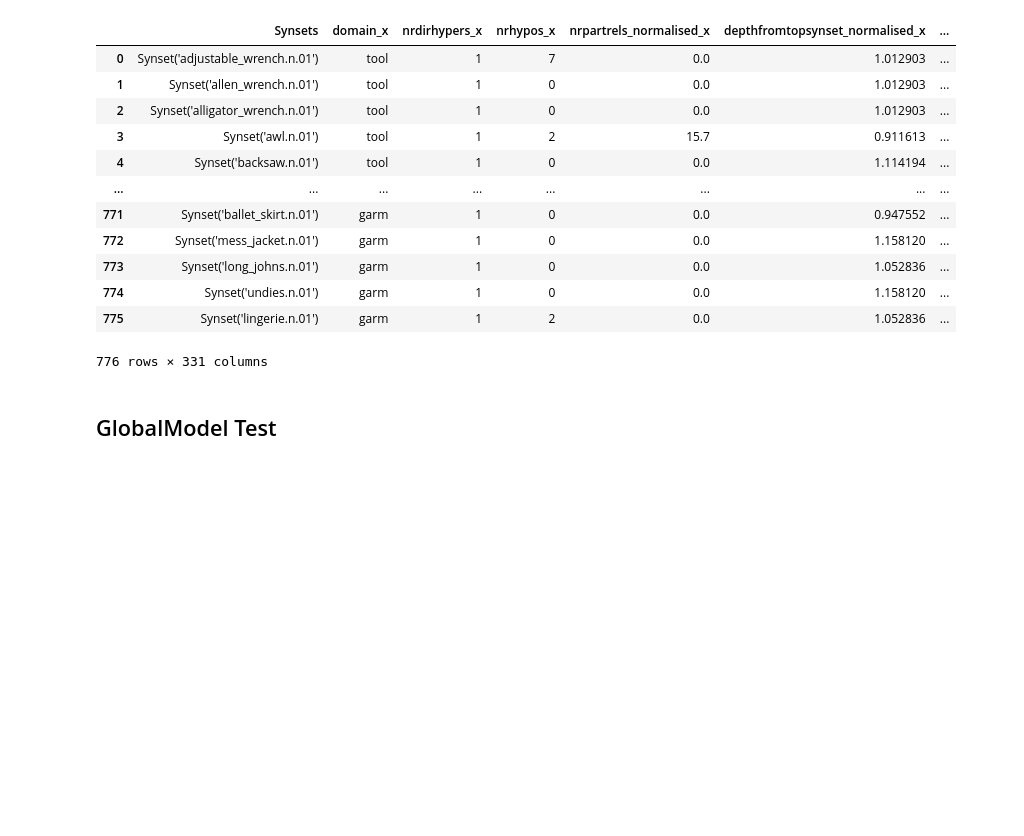
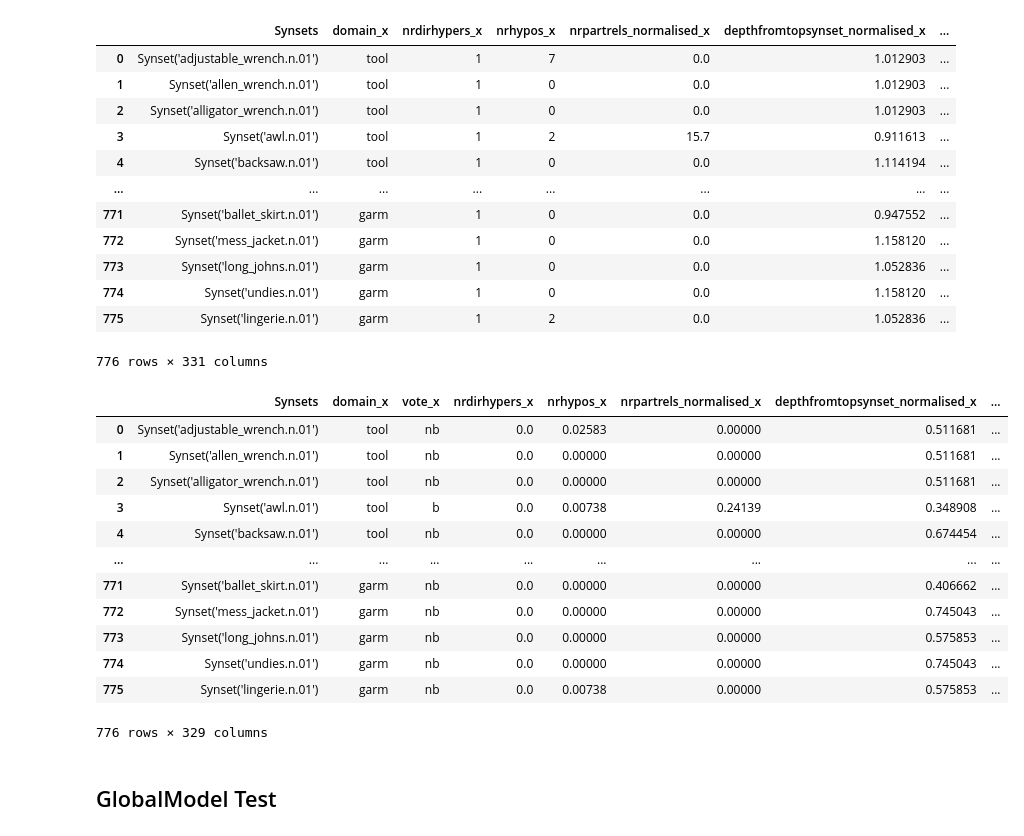
Before and after one commit to DanferWang/Basic_Level_work, a Jupyter notebook: Word2Vec/w2v_modelTest.ipynb, the cells around one changed output. Cells and saved outputs as stored; diff of their text form; code cells hidden in the pictures; blank space fills up the shorter version.

```diff
--- a/Word2Vec/w2v_modelTest.ipynb
+++ b/Word2Vec/w2v_modelTest.ipynb
@@ -41,6 +44,41 @@ features_base = ['nrdirhypers_x',
 target = ['vote_x'] # nb / b
 distance = ['dis_c_d']
 vec_col = ['vec_'+str(x) for x in range(300)]
+
+ngram_feature_list = ['ngram_1y_mean', 'ngram_1y_max',
+                          'ngram_5y_mean', 'ngram_5y_max',
+                          'ngram_10y_mean', 'ngram_10y_max',
+                          'ngram_20y_mean', 'ngram_20y_max',
+                          'ngram_50y_mean', 'ngram_50y_max',
+                          'ngram_100y_mean', 'ngram_100y_max',
+                          'ngram_200y_mean', 'ngram_200y_max',
+                          'ngram_400y_mean', 'ngram_400y_max',
+                          'ngram_500y_mean', 'ngram_500y_max']
+# %%
+normalized_col = features_base + ngram_feature_list + vec_col
+w2v_normalized = w2v_dataset[normalized_col]
+normalize_scaler = MinMaxScaler()
+w2v_normalized = normalize_scaler.fit_transform(w2v_normalized)
+w2v_normalized = pd.DataFrame(w2v_normalized, columns=normalized_col)
+
+string_col = w2v_dataset[['Synsets', 'domain_x', 'vote_x']]
+w2v_normalized = pd.concat([string_col, w2v_normalized], axis=1)
+
+w2v_normalized
+# %% [output]
+|  | Synsets | domain_x | vote_x | nrdirhypers_x | nrhypos_x | nrpartrels_normalised_x | depthfromtopsynset_normalised_x | ... |
+| 0 | Synset('adjustable_wrench.n.01') | tool | nb | 0.0 | 0.02583 | 0.00000 | 0.511681 | ... |
+| 1 | Synset('allen_wrench.n.01') | tool | nb | 0.0 | 0.00000 | 0.00000 | 0.511681 | ... |
+| 2 | Synset('alligator_wrench.n.01') | tool | nb | 0.0 | 0.00000 | 0.00000 | 0.511681 | ... |
+| 3 | Synset('awl.n.01') | tool | b | 0.0 | 0.00738 | 0.24139 | 0.348908 | ... |
+| 4 | Synset('backsaw.n.01') | tool | nb | 0.0 | 0.00000 | 0.00000 | 0.674454 | ... |
+| ... | ... | ... | ... | ... | ... | ... | ... | ... |
+| 771 | Synset('ballet_skirt.n.01') | garm | nb | 0.0 | 0.00000 | 0.00000 | 0.406662 | ... |
+| 772 | Synset('mess_jacket.n.01') | garm | nb | 0.0 | 0.00000 | 0.00000 | 0.745043 | ... |
+| 773 | Synset('long_johns.n.01') | garm | nb | 0.0 | 0.00000 | 0.00000 | 0.575853 | ... |
+| 774 | Synset('undies.n.01') | garm | nb | 0.0 | 0.00000 | 0.00000 | 0.745043 | ... |
+| 775 | Synset('lingerie.n.01') | garm | nb | 0.0 | 0.00738 | 0.00000 | 0.575853 | ... |
+776 rows × 329 columns
 # %% [markdown]
 ## GlobalModel Test
 # %% [markdown]
```
Also changed, not shown: parts of 11 cells of this notebook, 13 other files.
